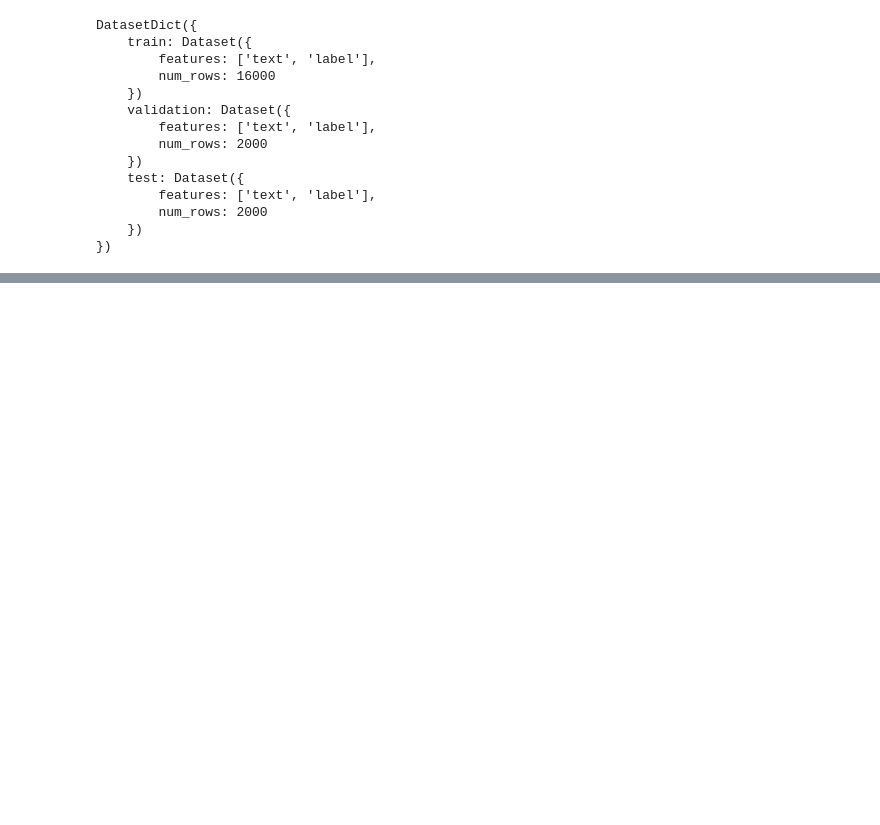
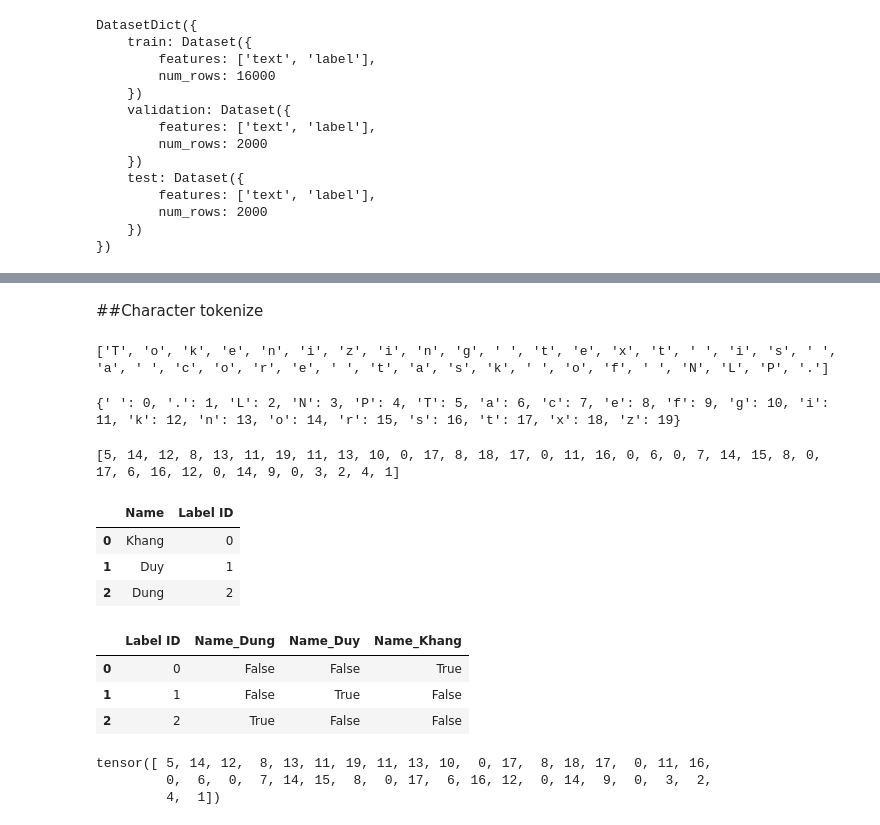
Before and after one commit to Tkag0001/Practice_NLP_with_transformer, a Jupyter notebook: Text_classification_chapter_2.ipynb, the cells around one changed output, grey strips where cells are left out. Cells and saved outputs as stored; diff of their text form; code cells hidden in the pictures; blank space fills up the shorter version.

Commit message:
update: types of tokenization

```diff
--- a/Text_classification_chapter_2.ipynb
+++ b/Text_classification_chapter_2.ipynb
@@ -233,0 +236,2 @@ emotions.reset_format()
+# %% [markdown]
+##Character tokenize
@@ -233,0 +240,33 @@ emotions.reset_format()
+# %%
+tokenized_text = list(text)
+print(tokenized_text)
+# %% [output]
+['T', 'o', 'k', 'e', 'n', 'i', 'z', 'i', 'n', 'g', ' ', 't', 'e', 'x', 't', ' ', 'i', 's', ' ', 'a', ' ', 'c', 'o', 'r', 'e', ' ', 't', 'a', 's', 'k', ' ', 'o', 'f', ' ', 'N', 'L', 'P', '.']
+# %%
+token2idx = {ch: idx for idx, ch in enumerate(sorted(set(tokenized_text)))}
+print(token2idx)
+# %% [output]
+{' ': 0, '.': 1, 'L': 2, 'N': 3, 'P': 4, 'T': 5, 'a': 6, 'c': 7, 'e': 8, 'f': 9, 'g': 10, 'i': 11, 'k': 12, 'n': 13, 'o': 14, 'r': 15, 's': 16, 't': 17, 'x': 18, 'z': 19}
+# %%
+input_ids = [token2idx[token] for token in tokenized_text]
+print(input_ids)
+# %% [output]
+[5, 14, 12, 8, 13, 11, 19, 11, 13, 10, 0, 17, 8, 18, 17, 0, 11, 16, 0, 6, 0, 7, 14, 15, 8, 0, 17, 6, 16, 12, 0, 14, 9, 0, 3, 2, 4, 1]
+# %%
+categorical_df=pd.DataFrame(
+    {"Name": ["Khang", "Duy", "Dung"],
+     "Label ID": [0,1,2]}
+)
+categorical_df.head()
+# %% [output]
+|  | Name | Label ID |
+| 0 | Khang | 0 |
+| 1 | Duy | 1 |
+| 2 | Dung | 2 |
+# %%
+pd.get_dummies(categorical_df)
+# %% [output]
+|  | Label ID | Name_Dung | Name_Duy | Name_Khang |
+| 0 | 0 | False | False | True |
+| 1 | 1 | False | True | False |
+| 2 | 2 | True | False | False |
@@ -233,0 +277,7 @@ emotions.reset_format()
+# %%
+input_ids = torch.tensor(input_ids)
+print(input_ids)
+# %% [output]
+tensor([ 5, 14, 12,  8, 13, 11, 19, 11, 13, 10,  0, 17,  8, 18, 17,  0, 11, 16,
+         0,  6,  0,  7, 14, 15,  8,  0, 17,  6, 16, 12,  0, 14,  9,  0,  3,  2,
+         4,  1])
```
Also changed, not shown: parts of 32 cells of this notebook.
